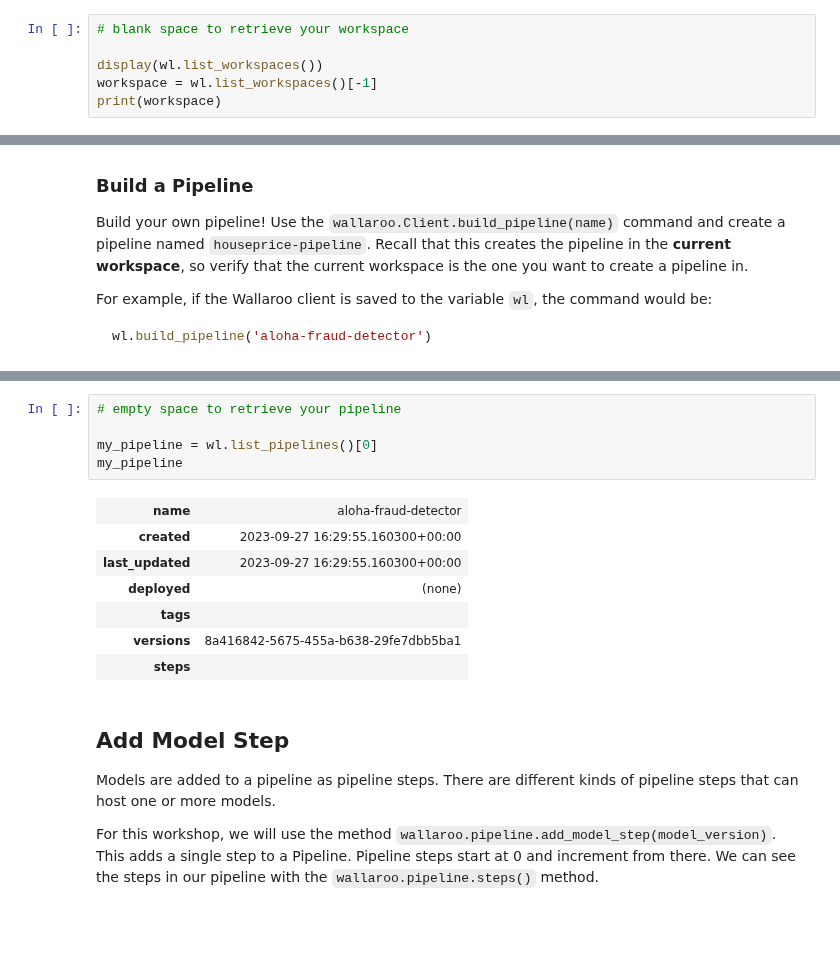
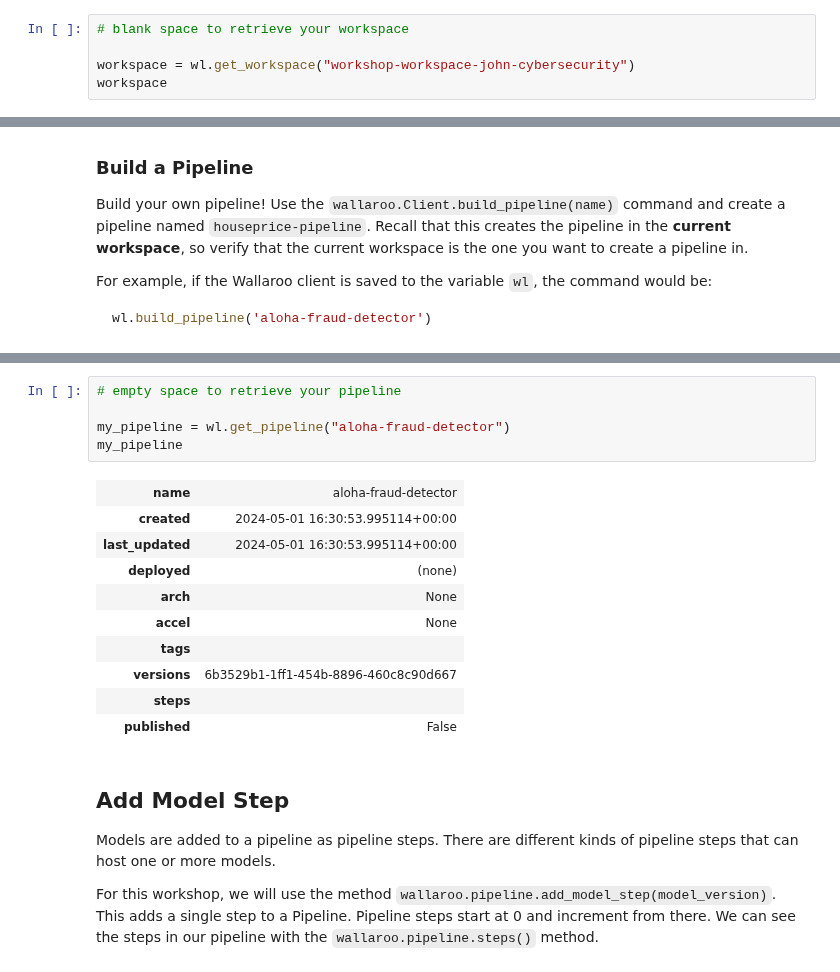
Before and after one commit to WallarooLabs/Workshops, a Jupyter notebook: Classification/Cybersecurity/Notebooks-with-code/N1_deploy_a_model-with-code.ipynb, the cells around one changed output, grey strips where cells are left out. Drawn from its saved outputs; the diff is of its cells as text; blank space fills up the shorter version.

Commit message:
cybersecurity workshop

```diff
--- a/Classification/Cybersecurity/Notebooks-with-code/N1_deploy_a_model-with-code.ipynb
+++ b/Classification/Cybersecurity/Notebooks-with-code/N1_deploy_a_model-with-code.ipynb
@@ -315,7 +298,6 @@ workspace = wl.list_workspaces()[1]
 # %%
 # blank space to retrieve your workspace
 
-display(wl.list_workspaces())
-workspace = wl.list_workspaces()[-1]
-print(workspace)
+workspace = wl.get_workspace("workshop-workspace-john-cybersecurity")
+workspace
 # %% [output]
@@ -629,16 +587,19 @@ my_pipeline
 # %%
 # empty space to retrieve your pipeline
 
-my_pipeline = wl.list_pipelines()[0]
+my_pipeline = wl.get_pipeline("aloha-fraud-detector")
 my_pipeline
 # %% [output]
 | name | aloha-fraud-detector |
-| created | 2023-09-27 16:29:55.160300+00:00 |
-| last_updated | 2023-09-27 16:29:55.160300+00:00 |
+| created | 2024-05-01 16:30:53.995114+00:00 |
+| last_updated | 2024-05-01 16:30:53.995114+00:00 |
 | deployed | (none) |
+| arch | None |
+| accel | None |
 | tags |  |
-| versions | 8a416842-5675-455a-b638-29fe7dbb5ba1 |
+| versions | 6b3529b1-1ff1-454b-8896-460c8c90d667 |
 | steps |  |
+| published | False |
 # %% [markdown]
 ## Add Model Step
 
```
Also changed, not shown: parts of 18 cells of this notebook, 17 other files.
